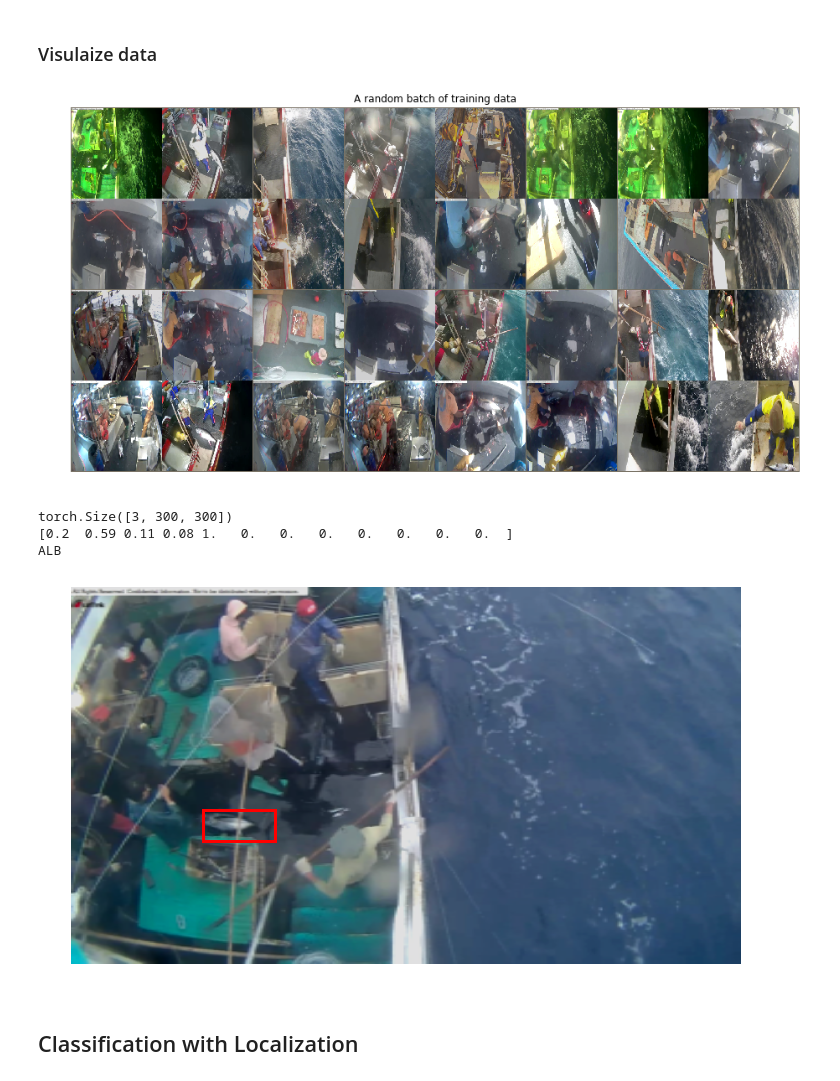
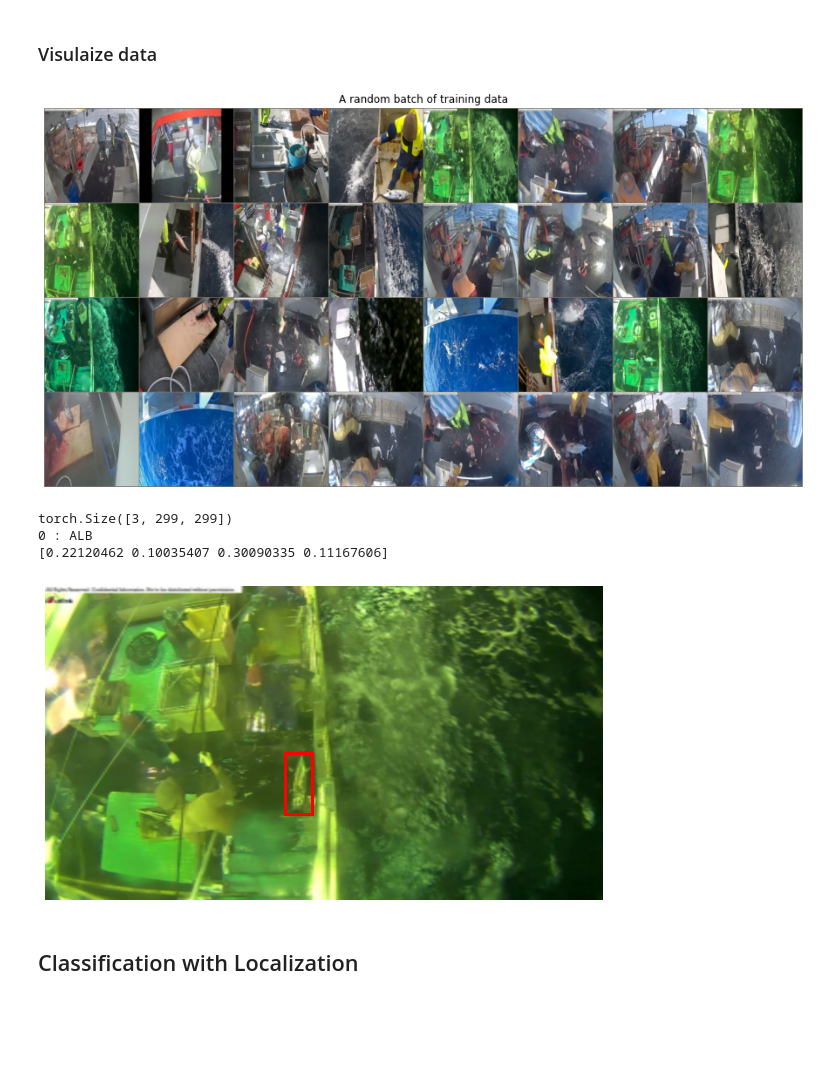
Before and after one commit to snrazavi/Deep_Learning_in_Python_2018, a Jupyter notebook: Week04/fisheries/DLiP2018-Object Localization and Classification.ipynb, the cells around one changed output. Drawn from its saved outputs; the diff is of its cells as text; code cells hidden in the pictures; blank space fills up the shorter version.

```diff
--- a/Week04/fisheries/DLiP2018-Object Localization and Classification.ipynb
+++ b/Week04/fisheries/DLiP2018-Object Localization and Classification.ipynb
@@ -73,18 +134,16 @@ def read_annotations(path):
 # %% [markdown]
 ## Data
 # %%
-DATA_DIR = "D:/datasets/kaggle/fish"
+DATA_DIR = "/media/razavi/DATA//datasets/kaggle/fish"
+
 train_dir = f'{DATA_DIR}/train'
 valid_dir = f'{DATA_DIR}/valid'
 anno_dir = f'{DATA_DIR}/annotations'
 
-# hyper-parameters
-sz = 300  # image size
+sz = 299  # image size
 bs = 32   # batch size
 model_name = 'resnet34'
 num_classes = 8
-num_epochs = 50
-alpha = 0.5  # classification loss coeff
 # %% [markdown]
 ### Read annotations (bounding boxes)
 # %%
@@ -218,31 +292,28 @@ valid_dl = DataLoader(valid_ds, batch_size=bs, shuffle=False)
 ### Visulaize data
 # %%
 dataiter = iter(train_dl)
-imgs, targets, sizes = next(dataiter)
+imgs, lbls, bbs, sizes = next(dataiter)
 img = torchvision.utils.make_grid(imgs, nrow=8)
 plt.figure(figsize=(16, 8))
 imshow(img, title='A random batch of training data')
 # %% [output]
-[figure, old version]
+[figure, new version]
 # %%
-# get one random data from training data
-rnd_idx = np.random.choice(len(train_ds))
-img_tensor, target_tensor, (img_w, img_h) = train_ds[rnd_idx]
+# get one specific data from training data
+img, lbl, bb, (w, h) = train_ds[10]
 
 # print size, label, and bounding box
-print(img_tensor.size())
-print(target_tensor.numpy())
-bb = target_tensor[:4]
-lbl = np.argmax(target_tensor) - 4
-print(train_ds.classes[lbl])
+print(img.size())
+print(lbl, ':', train_ds.classes[lbl])
+print(bb.numpy())
 
 # plot image and bounding box
-plot_bbox(img_tensor, bb, img_w, img_h)
+plot_bbox(img, bb, w, h)
 # %% [output]
-torch.Size([3, 300, 300])
-[0.2  0.59 0.11 0.08 1.   0.   0.   0.   0.   0.   0.   0.  ]
-ALB
+torch.Size([3, 299, 299])
+0 : ALB
+[0.22120462 0.10035407 0.30090335 0.11167606]
-[figure, old version]
+[figure, new version]
 # %% [markdown]
 ## Classification with Localization
 # %% [markdown]
```
Also changed, not shown: parts of 20 cells of this notebook, 3 other files.
